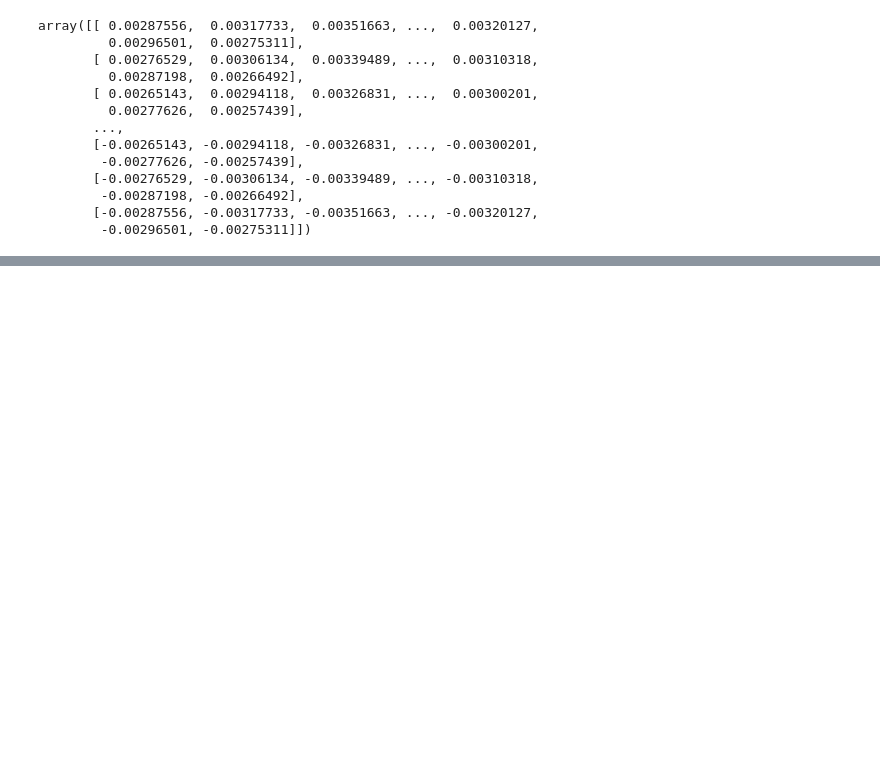
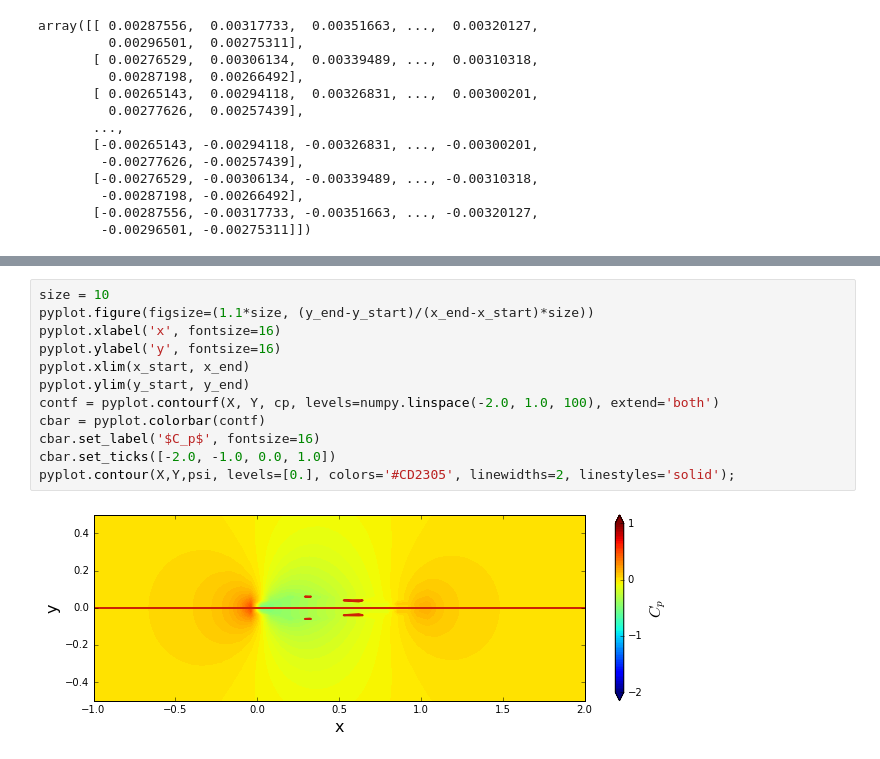
Before and after one commit to Dmphelps89/MAE6226-1, a Jupyter notebook: Assignment01.ipynb, the cells around one changed output, grey strips where cells are left out. Cells and saved outputs as stored; diff of their text form; blank space fills up the shorter version.

```diff
--- a/Assignment01.ipynb
+++ b/Assignment01.ipynb
@@ -116,0 +155,14 @@ v_freestream = numpy.zeros((N, N))
+# %%
+size = 10
+pyplot.figure(figsize=(1.1*size, (y_end-y_start)/(x_end-x_start)*size))
+pyplot.xlabel('x', fontsize=16)
+pyplot.ylabel('y', fontsize=16)
+pyplot.xlim(x_start, x_end)
+pyplot.ylim(y_start, y_end)
+contf = pyplot.contourf(X, Y, cp, levels=numpy.linspace(-2.0, 1.0, 100), extend='both')
+cbar = pyplot.colorbar(contf)
+cbar.set_label('$C_p$', fontsize=16)
+cbar.set_ticks([-2.0, -1.0, 0.0, 1.0])
+pyplot.contour(X,Y,psi, levels=[0.], colors='#CD2305', linewidths=2, linestyles='solid');
+# %% [output]
+[figure, added]
```
Also changed, not shown: parts of 10 cells of this notebook.
